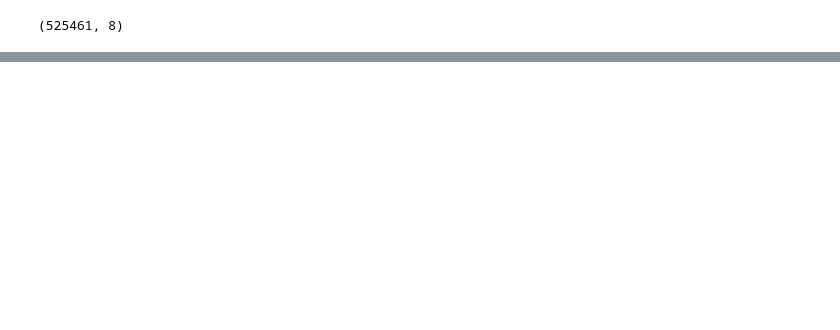
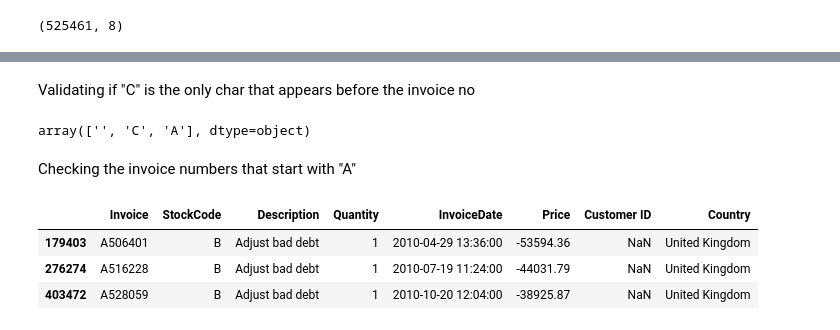
Before and after one commit to osumba404/customer-segmentation, a Jupyter notebook: customer-segmentation.ipynb, the cells around one changed output, grey strips where cells are left out. Cells and saved outputs as stored; diff of their text form; code cells hidden in the pictures; blank space fills up the shorter version.

```diff
--- a/customer-segmentation.ipynb
+++ b/customer-segmentation.ipynb
@@ -33,0 +127,3 @@ df.shape
+# %%
+df["Invoice"] = df["Invoice"].astype("str")
+df[df["Invoice"].str.match("^\\d{6}$") == False]
@@ -33,0 +144,15 @@ df.shape
+# %% [markdown]
+Validating if "C" is the only char that appears before the invoice no
+# %%
+df["Invoice"].str.replace("[0-9]", "", regex=True).unique()
+# %% [output]
+array(['', 'C', 'A'], dtype=object)
+# %% [markdown]
+Checking the invoice numbers that start with "A"
+# %%
+df[df["Invoice"].str.startswith("A")]
+# %% [output]
+|  | Invoice | StockCode | Description | Quantity | InvoiceDate | Price | Customer ID | Country |
+| 179403 | A506401 | B | Adjust bad debt | 1 | 2010-04-29 13:36:00 | -53594.36 | NaN | United Kingdom |
+| 276274 | A516228 | B | Adjust bad debt | 1 | 2010-07-19 11:24:00 | -44031.79 | NaN | United Kingdom |
+| 403472 | A528059 | B | Adjust bad debt | 1 | 2010-10-20 12:04:00 | -38925.87 | NaN | United Kingdom |
```
Also changed, not shown: parts of 15 cells of this notebook.
